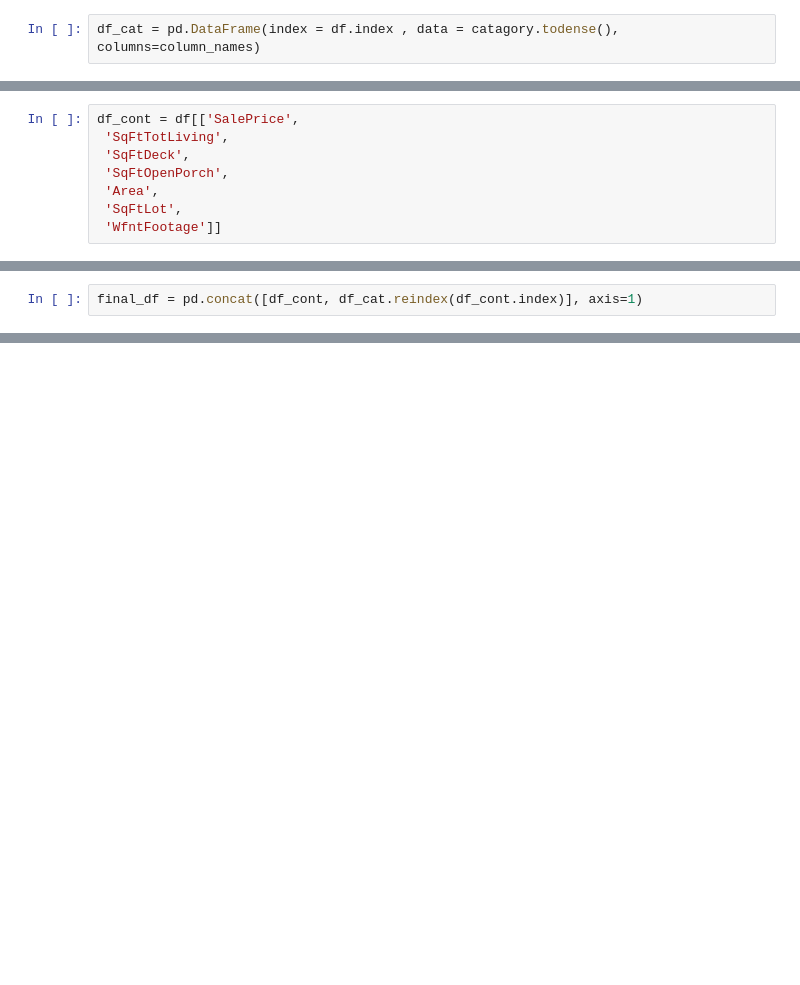
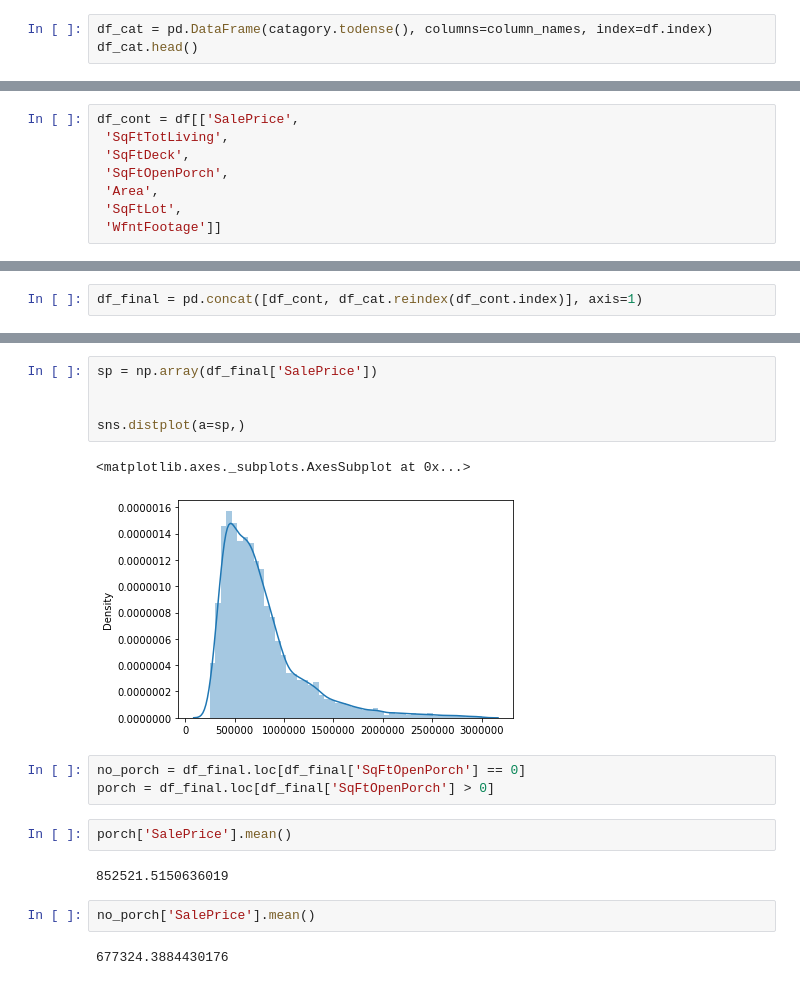
Before and after one commit to howen7/KingHousing, a Jupyter notebook: notebooks/exploratory/one_hot_test.ipynb, the cells around one changed output, grey strips where cells are left out. Drawn from its saved outputs; the diff is of its cells as text; blank space fills up the shorter version.

```diff
--- a/notebooks/exploratory/one_hot_test.ipynb
+++ b/notebooks/exploratory/one_hot_test.ipynb
@@ -52,4 +48,5 @@ column_names = ohe.get_feature_names([ 'PropertyType',
  'BathFullCount',
  'FinBasementGrade'])
 # %%
-df_cat = pd.DataFrame(index = df.index , data = catagory.todense(), columns=column_names)
+df_cat = pd.DataFrame(catagory.todense(), columns=column_names, index=df.index)
+df_cat.head()
@@ -64,2 +85,2 @@ df_cont = df[['SalePrice',
 # %%
-final_df = pd.concat([df_cont, df_cat.reindex(df_cont.index)], axis=1)
+df_final = pd.concat([df_cont, df_cat.reindex(df_cont.index)], axis=1)
@@ -71,0 +151,19 @@ final_df.to_json('../Data/combined_onehot.json')
+# %%
+sp = np.array(df_final['SalePrice'])
+
+
+sns.distplot(a=sp,)
+# %% [output]
+<matplotlib.axes._subplots.AxesSubplot at 0x...>
+[figure, added]
+# %%
+no_porch = df_final.loc[df_final['SqFtOpenPorch'] == 0]
+porch = df_final.loc[df_final['SqFtOpenPorch'] > 0]
+# %%
+porch['SalePrice'].mean()
+# %% [output]
+852521.5150636019
+# %%
+no_porch['SalePrice'].mean()
+# %% [output]
+677324.3884430176
```
Also changed, not shown: parts of 24 cells of this notebook, 10 other files.
